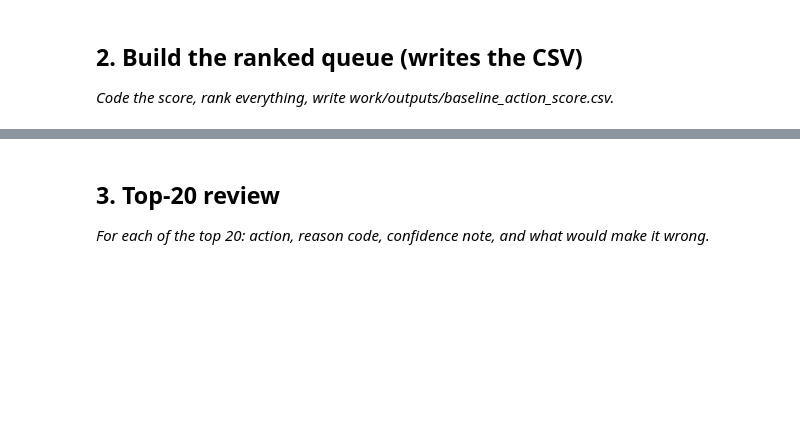
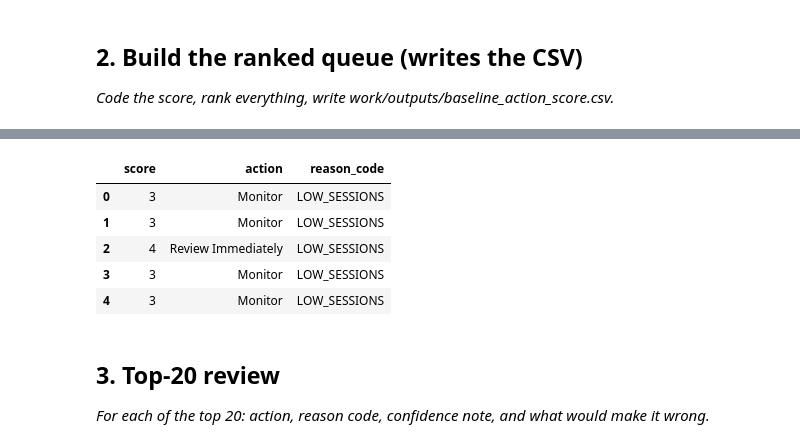
Before and after one commit to ShardhaBatra/flyrank-ml-internship, a Jupyter notebook: work/notebooks/w04_baseline_score.ipynb, the cells around one changed output, grey strips where cells are left out. Cells and saved outputs as stored; diff of their text form; code cells hidden in the pictures; blank space fills up the shorter version.

```diff
--- a/work/notebooks/w04_baseline_score.ipynb
+++ b/work/notebooks/w04_baseline_score.ipynb
@@ -16,0 +95,12 @@ This skeleton is yours to fill. Work the sections **in order** — each one has
+# %%
+# Create a rule-based score
+
+baseline_df["score"] = 0
+
+baseline_df.loc[baseline_df["gsc_impressions"] >= 100, "score"] += 1
+baseline_df.loc[baseline_df["gsc_clicks"] <= 5, "score"] += 1
+baseline_df.loc[baseline_df["gsc_avg_position"] >= 20, "score"] += 1
+baseline_df.loc[baseline_df["ga4_sessions"] <= 10, "score"] += 1
+baseline_df.loc[baseline_df["scroll_events"] <= 5, "score"] += 1
+
+baseline_df[["score"]].head()
@@ -16,0 +114,12 @@ This skeleton is yours to fill. Work the sections **in order** — each one has
+# %%
+def action(score):
+    if score >= 4:
+        return "Review Immediately"
+    elif score >= 2:
+        return "Monitor"
+    else:
+        return "No Action"
+
+baseline_df["action"] = baseline_df["score"].apply(action)
+
+baseline_df[["score", "action"]].head()
@@ -17,3 +133,31 @@ This skeleton is yours to fill. Work the sections **in order** — each one has
+# %%
+def reason(row):
+
+    if row["gsc_avg_position"] >= 20:
+        return "POOR_POSITION"
+
+    elif row["ga4_sessions"] <= 10:
+        return "LOW_SESSIONS"
+
+    elif row["gsc_clicks"] <= 5:
+        return "LOW_CLICKS"
+
+    elif row["scroll_events"] <= 5:
+        return "LOW_ENGAGEMENT"
+
+    else:
+        return "HIGH_IMPRESSIONS"
+
+baseline_df["reason_code"] = baseline_df.apply(reason, axis=1)
+
+baseline_df[["score", "action", "reason_code"]].head()
+# %% [output]
+|  | score | action | reason_code |
+| 0 | 3 | Monitor | LOW_SESSIONS |
+| 1 | 3 | Monitor | LOW_SESSIONS |
+| 2 | 4 | Review Immediately | LOW_SESSIONS |
+| 3 | 3 | Monitor | LOW_SESSIONS |
+| 4 | 3 | Monitor | LOW_SESSIONS |
 # %% [markdown]
 ## 3. Top-20 review
 
```
Also changed, not shown: parts of 7 cells of this notebook.
